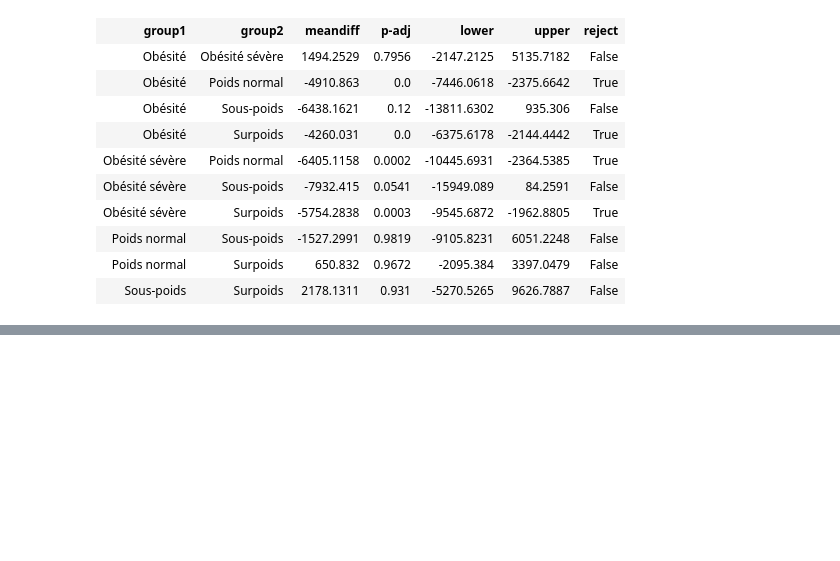
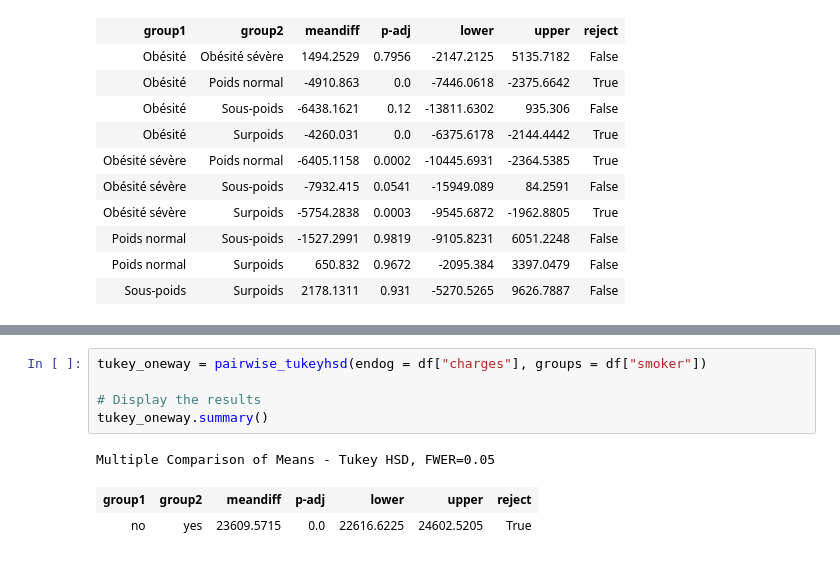
Before and after one commit to istaion/Assur_aimant, a Jupyter notebook: Hacene/analyse.ipynb, the cells around one changed output, grey strips where cells are left out. Cells and saved outputs as stored; diff of their text form; blank space fills up the shorter version.

```diff
--- a/Hacene/analyse.ipynb
+++ b/Hacene/analyse.ipynb
@@ -845,0 +892,9 @@ Multiple Comparison of Means - Tukey HSD, FWER=0.05
+# %%
+tukey_oneway = pairwise_tukeyhsd(endog = df["charges"], groups = df["smoker"])
+
+# Display the results
+tukey_oneway.summary()
+# %% [output]
+Multiple Comparison of Means - Tukey HSD, FWER=0.05
+| group1 | group2 | meandiff | p-adj | lower | upper | reject |
+| no | yes | 23609.5715 | 0.0 | 22616.6225 | 24602.5205 | True |
```
Also changed, not shown: parts of 9 cells of this notebook.
